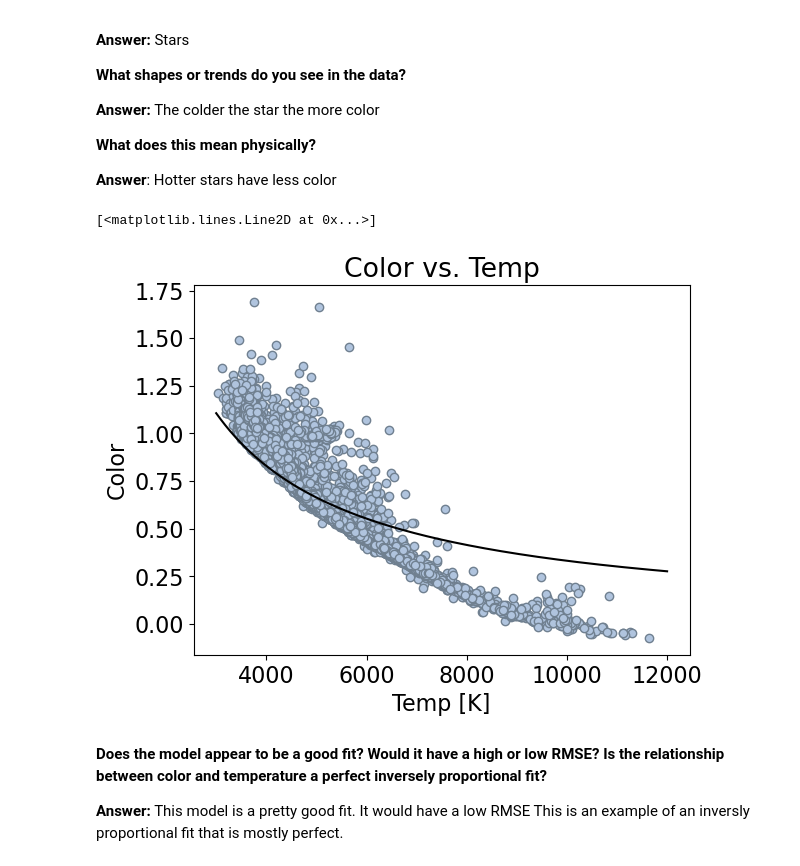
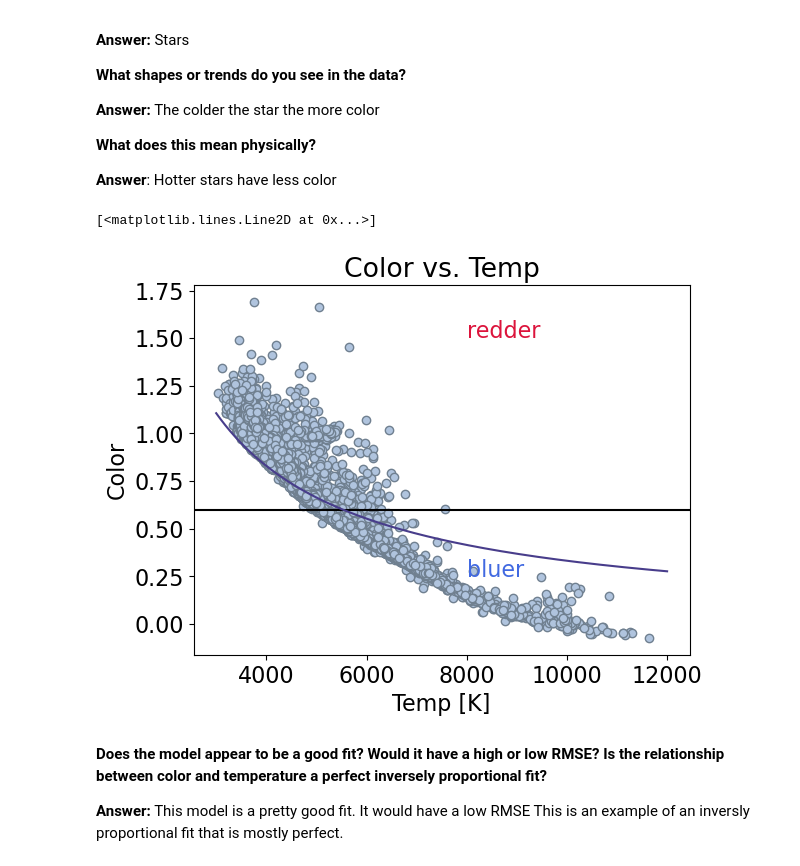
Before and after one commit to adipasquale117/CFR-2025, a Jupyter notebook: Astro/Blank/2 - Stars Pt3.ipynb, the cells around one changed output. Drawn from its saved outputs; the diff is of its cells as text; code cells hidden in the pictures.

```diff
--- a/Astro/Blank/2 - Stars Pt3.ipynb
+++ b/Astro/Blank/2 - Stars Pt3.ipynb
@@ -273,36 +273,38 @@ Text(0, 0.5, 'Color')
 # let's see if an inversely proportional model actually describes the data well
 
 # import our model fitting package -- don't edit the below code
 from scipy.optimize import curve_fit
 import numpy as np
 
 # create a function for an inversely proportional model -- add to the below code
 x = temp
 y = bigger_color
 def inversely_proportional(x, A):
     y = A / x # fill in the model for inversely proportional. A is the inversely proportional constant and x is the data
     return y
 
 # apply the model to our data -- don't edit the below code
 popt, pcov = curve_fit(inversely_proportional, x, y) # replace x and y with what is on your axes above temperature and color
 
 # create model data -- don't edit the below code
 x_model = np.linspace(3000, 12000, 1000)
 y_model = inversely_proportional(x_model, popt)
 
 # copy and paste the code you had above for your color vs temperature graph
 plt.scatter(x = temp, y = bigger_color, color='lightsteelblue', edgecolor = 'slategrey')
 plt.title('Color vs. Temp')
 plt.xlabel('Temp [K]')
 plt.ylabel('Color')
+plt.axhline(0.6, color = 'k')
+plt.annotate(xy = (8000, 1.5), xytext =(8000, 1.5), text = 'redder', color = 'crimson')
+plt.annotate(xy = (8000, .25), xytext =(8000, .25), text = 'bluer', color = 'royalblue')
 
 # add a curve for the model: use plt.plot(x_model, y_model)
-plt.plot(x_model, y_model, color = 'black')
-
 # label what is the data and what is the model on your graph
+plt.plot(x_model, y_model, color = 'darkslateblue', label = "Inverse model")
 # %% [output]
 [<matplotlib.lines.Line2D at 0x...>]
-[figure, old version]
+[figure, new version]
 # %% [markdown]
 **Does the model appear to be a good fit? Would it have a high or low RMSE? Is the relationship between color and temperature a perfect inversely proportional fit?**
 
```
